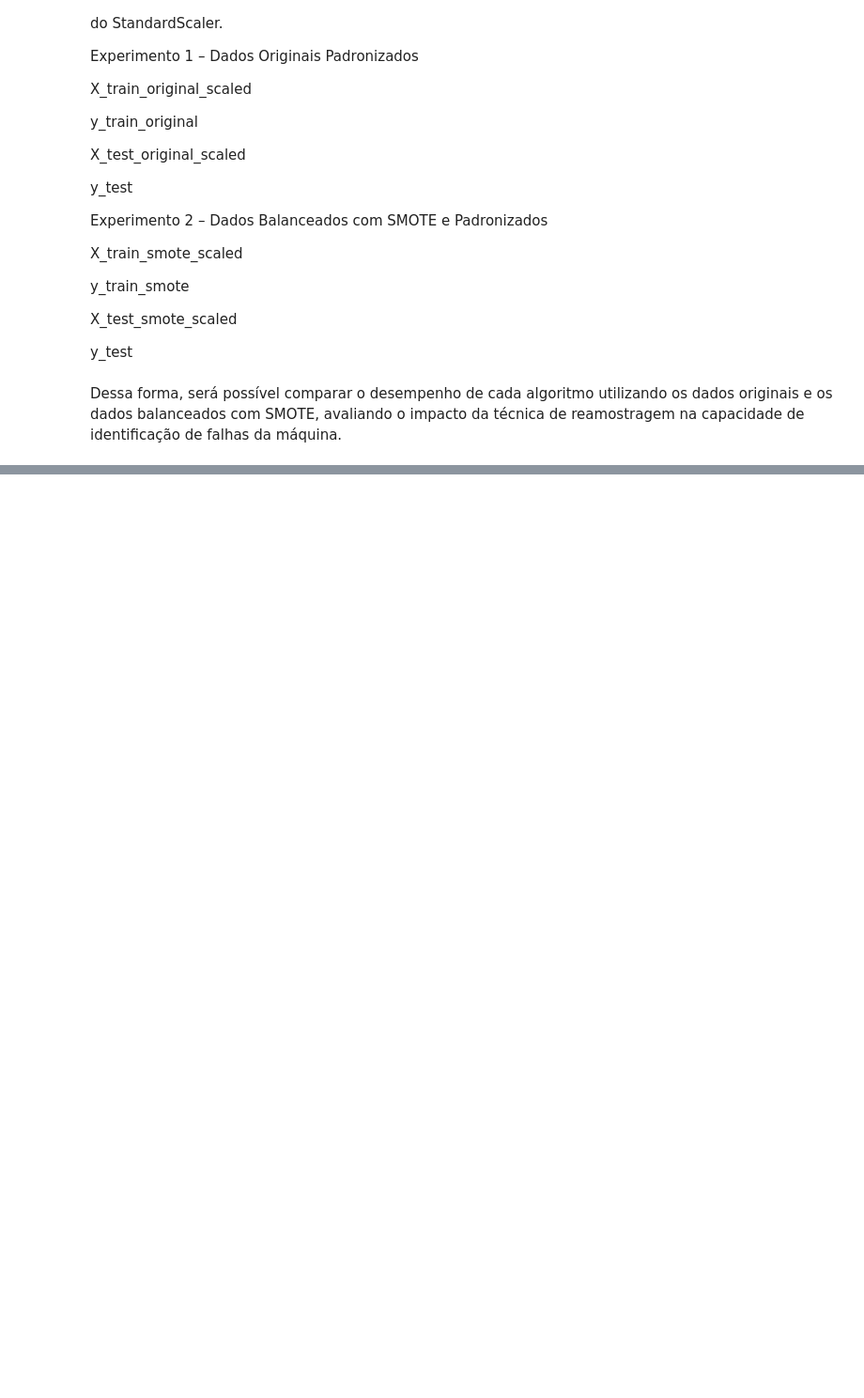
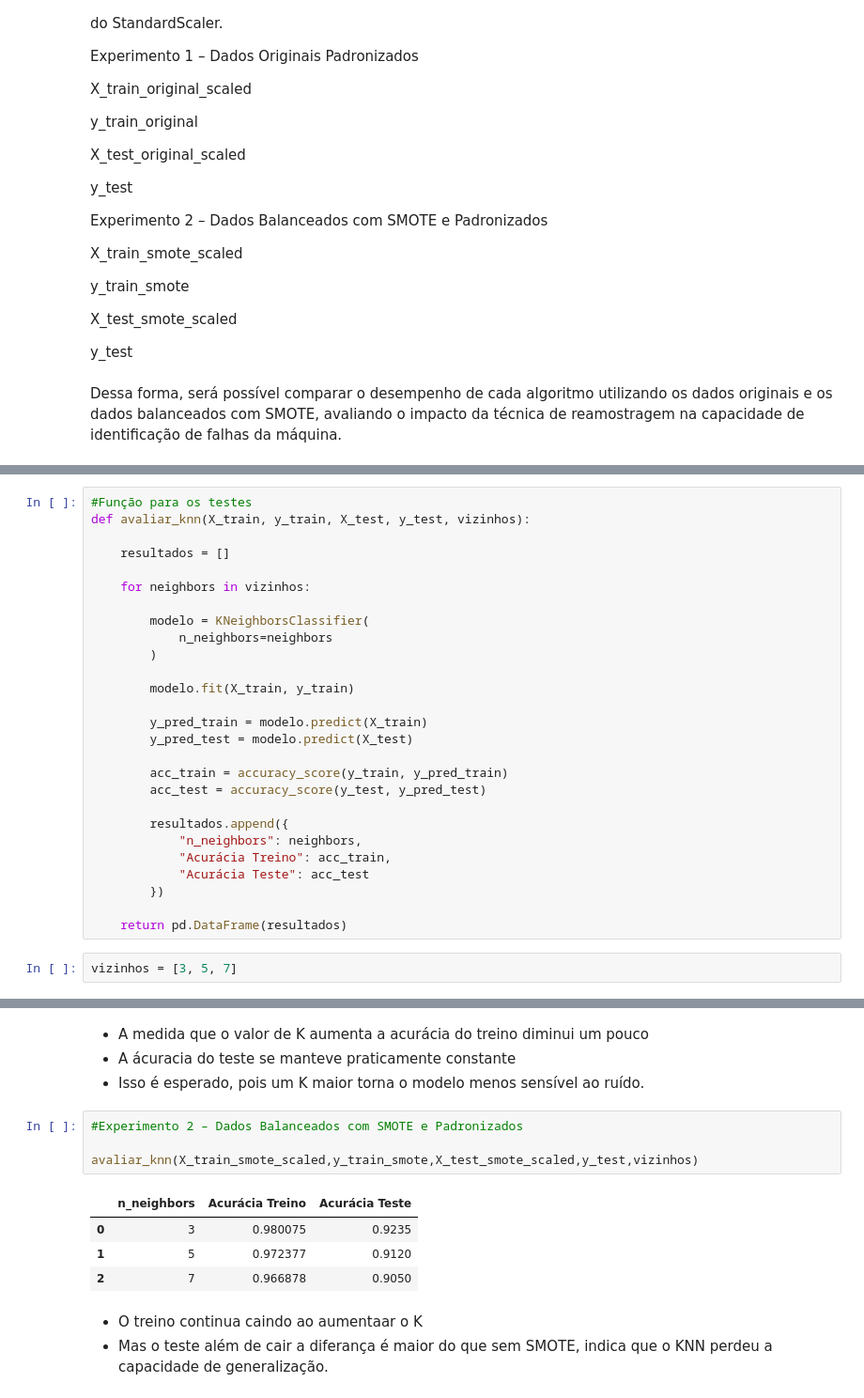
Before and after one commit to leonbenenati/projeto_avaliativo_modulo_1, a Jupyter notebook: Projeto_Avaliativo_Módulo_1.ipynb, the cells around one changed output, grey strips where cells are left out. Shown at 94% size. Drawn from its saved outputs; the diff is of its cells as text; blank space fills up the shorter version.

```diff
--- a/Projeto_Avaliativo_Módulo_1.ipynb
+++ b/Projeto_Avaliativo_Módulo_1.ipynb
@@ -679,0 +765,29 @@ Dessa forma, será possível comparar o desempenho de cada algoritmo utilizando
+# %%
+#Função para os testes
+def avaliar_knn(X_train, y_train, X_test, y_test, vizinhos):
+
+    resultados = []
+
+    for neighbors in vizinhos:
+
+        modelo = KNeighborsClassifier(
+            n_neighbors=neighbors
+        )
+
+        modelo.fit(X_train, y_train)
+
+        y_pred_train = modelo.predict(X_train)
+        y_pred_test = modelo.predict(X_test)
+
+        acc_train = accuracy_score(y_train, y_pred_train)
+        acc_test = accuracy_score(y_test, y_pred_test)
+
+        resultados.append({
+            "n_neighbors": neighbors,
+            "Acurácia Treino": acc_train,
+            "Acurácia Teste": acc_test
+        })
+
+    return pd.DataFrame(resultados)
+# %%
+vizinhos = [3, 5, 7]
@@ -679,0 +803,20 @@ Dessa forma, será possível comparar o desempenho de cada algoritmo utilizando
+# %% [markdown]
+
+
+*   A medida que o valor de K aumenta a acurácia do treino diminui um pouco
+*   A ácuracia do teste se manteve praticamente constante
+*   Isso é esperado, pois um K maior torna o modelo menos sensível ao ruído.
+# %%
+#Experimento 2 – Dados Balanceados com SMOTE e Padronizados
+
+avaliar_knn(X_train_smote_scaled,y_train_smote,X_test_smote_scaled,y_test,vizinhos)
+# %% [output]
+|  | n_neighbors | Acurácia Treino | Acurácia Teste |
+| 0 | 3 | 0.980075 | 0.9235 |
+| 1 | 5 | 0.972377 | 0.9120 |
+| 2 | 7 | 0.966878 | 0.9050 |
+# %% [markdown]
+
+
+*   O treino continua caindo ao aumentaar o K
+*   Mas o teste além de cair a diferança é maior do que sem SMOTE, indica que o KNN perdeu a capacidade de generalização.
```
Also changed, not shown: parts of 14 cells of this notebook.
